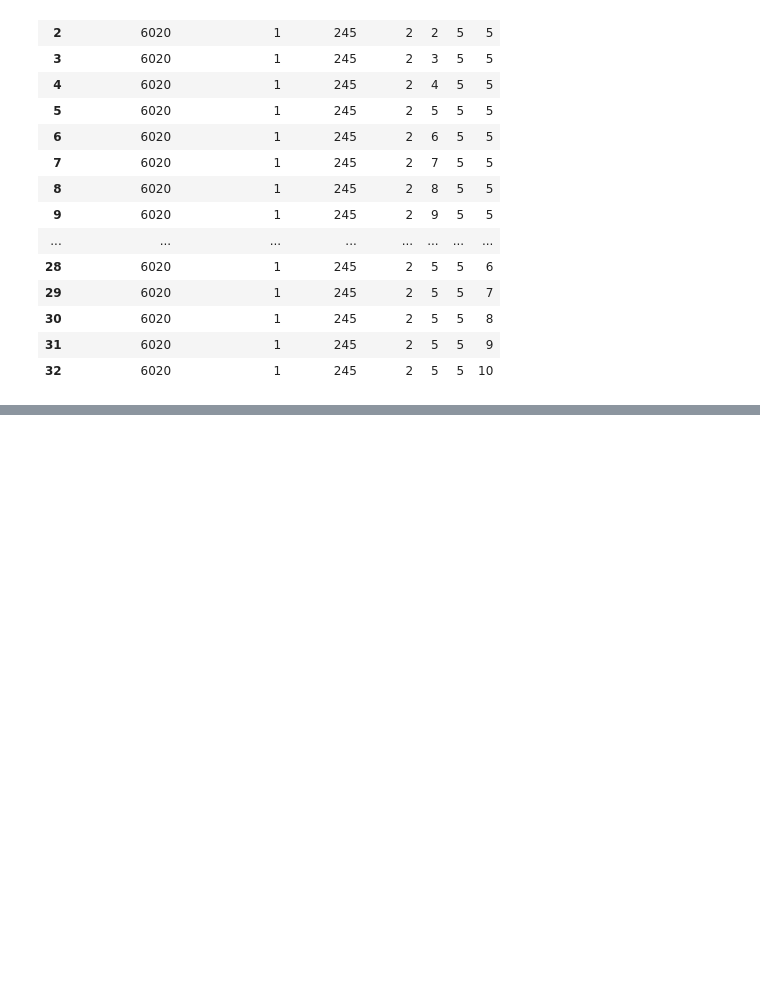
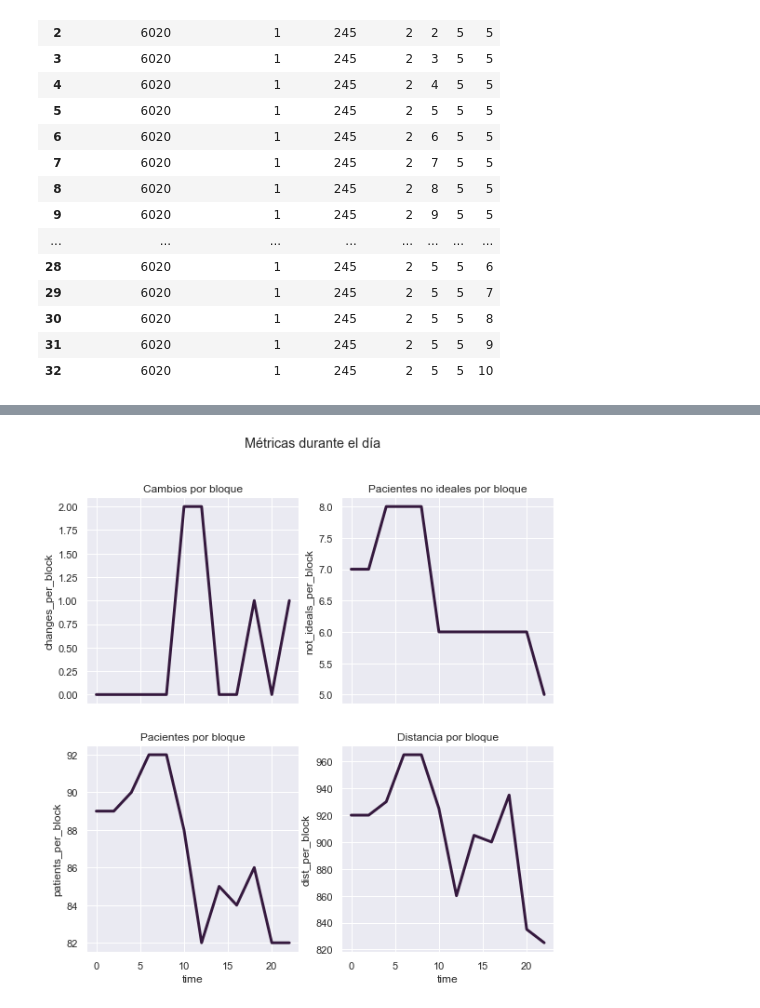
Before and after one commit to agucova/optint, a Jupyter notebook: sensitivity.ipynb, the cells around one changed output, grey strips where cells are left out. Saved outputs shown, nothing was run; the diff lists cells and outputs as text; code cells hidden in the pictures; blank space fills up the shorter version.

```diff
--- a/sensitivity.ipynb
+++ b/sensitivity.ipynb
@@ -61,0 +135,4 @@ metrics
+# %%
+graphic_metrics_by_block(1, 3, 40) # 6 cambios de camas
+# %% [output]
+[figure, added]
```
Also changed, not shown: parts of 9 cells of this notebook, 4 other files.
